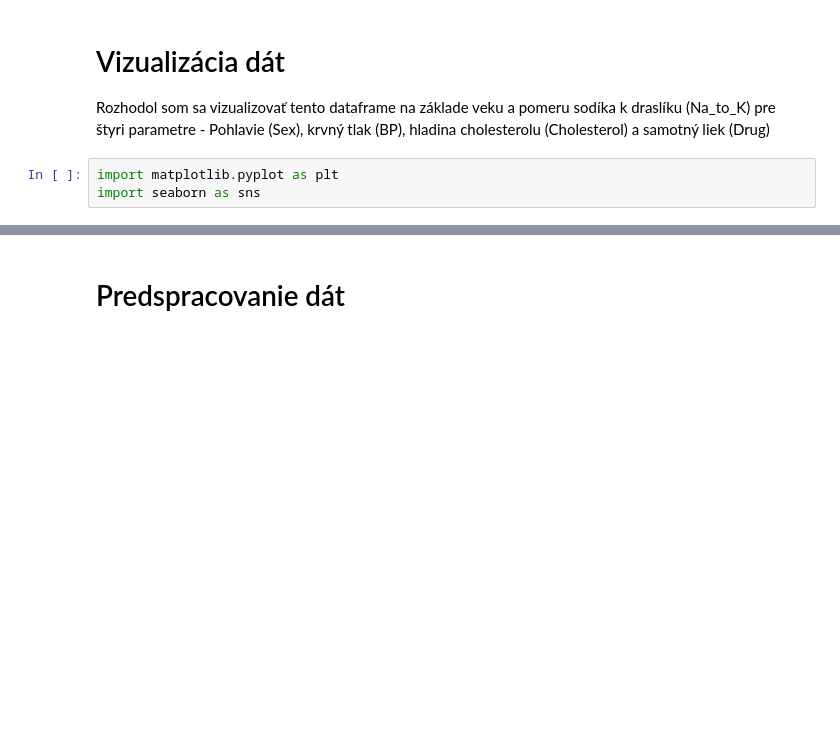
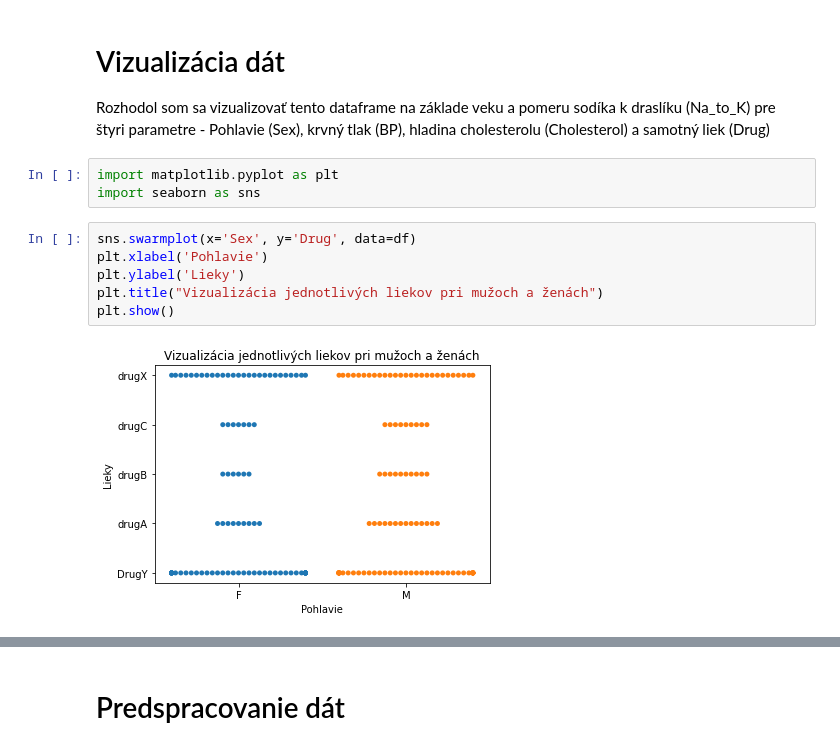
Before and after one commit to Frodas25/hrusovsky_NS2021, a Jupyter notebook: hrusovsky_NS2021.ipynb, the cells around one changed output, grey strips where cells are left out. Drawn from its saved outputs; the diff is of its cells as text; blank space fills up the shorter version.

```diff
--- a/hrusovsky_NS2021.ipynb
+++ b/hrusovsky_NS2021.ipynb
@@ -57,3 +60,11 @@ Rozhodol som sa vizualizovať tento dataframe na základe veku a pomeru sodíka
 # %%
 import matplotlib.pyplot as plt
 import seaborn as sns
+# %%
+sns.swarmplot(x='Sex', y='Drug', data=df)
+plt.xlabel('Pohlavie')
+plt.ylabel('Lieky')
+plt.title("Vizualizácia jednotlivých liekov pri mužoch a ženách")
+plt.show()
+# %% [output]
+[figure, added]
```
Also changed, not shown: parts of 27 cells of this notebook.
